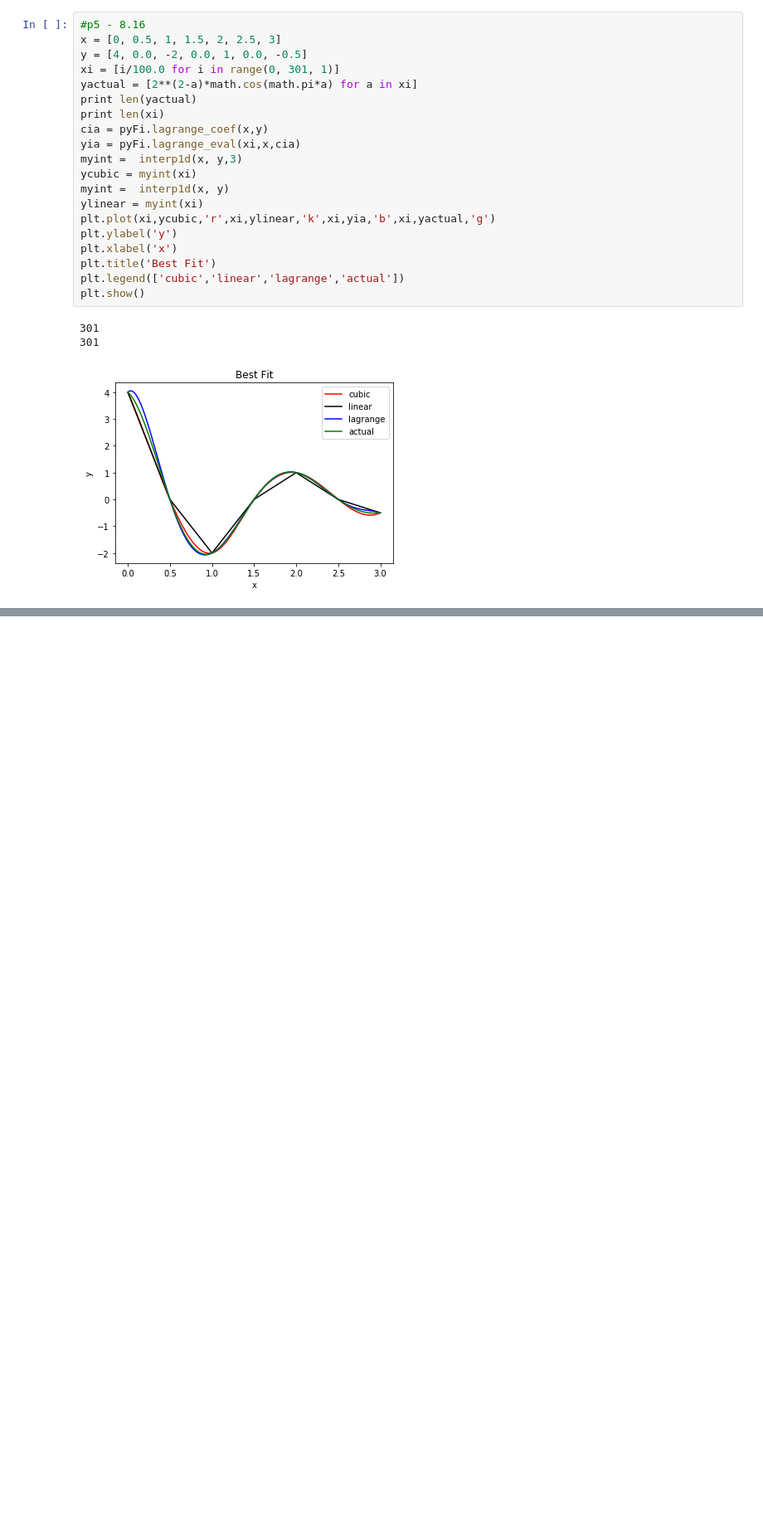
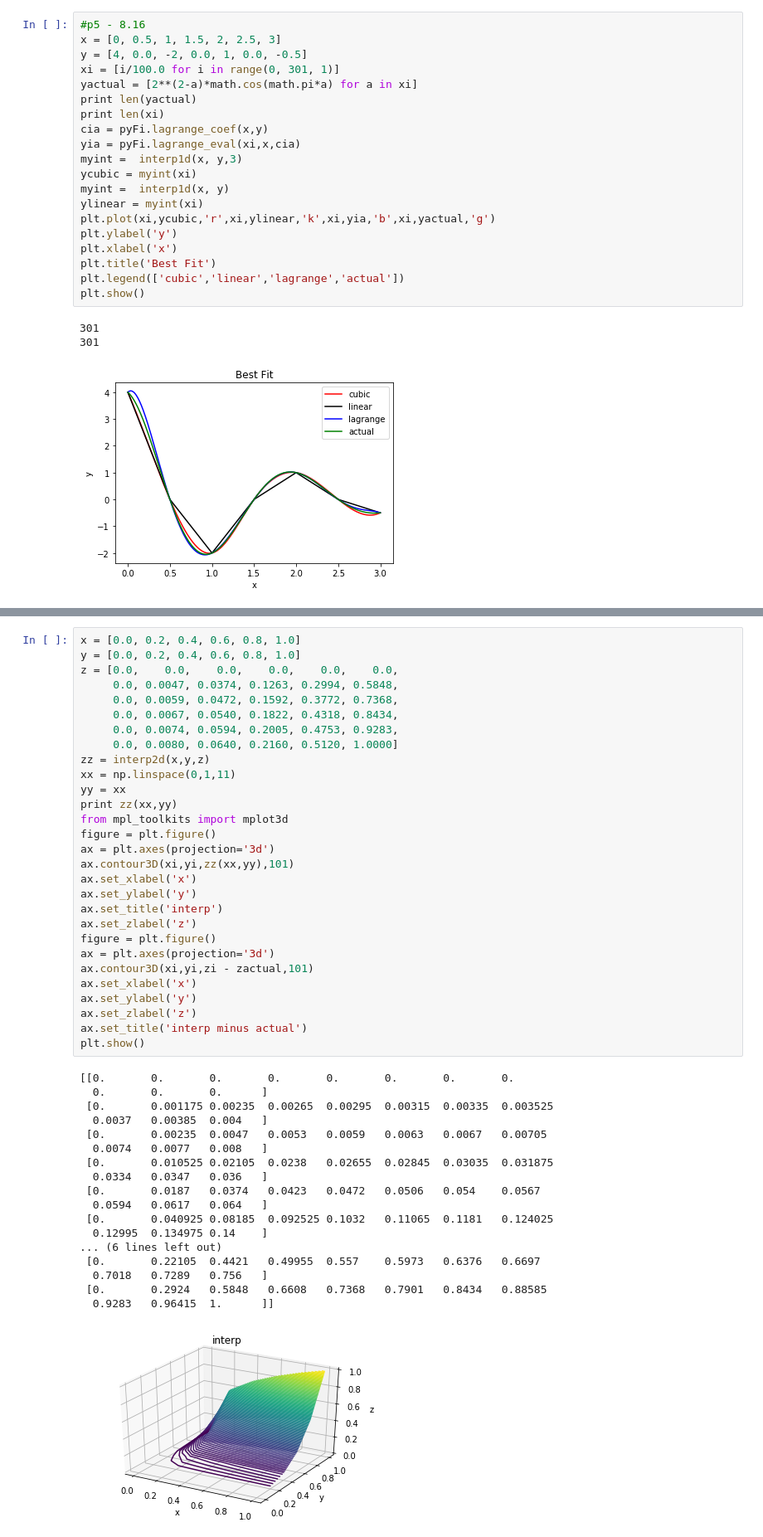
Before and after one commit to M-Terry/pyfiles, a Jupyter notebook: AeroSymHw2.ipynb, the cells around one changed output, grey strips where cells are left out. Shown at 83% size. Cells and saved outputs as stored; diff of their text form; blank space fills up the shorter version.

```diff
--- a/AeroSymHw2.ipynb
+++ b/AeroSymHw2.ipynb
@@ -99,0 +132,48 @@ z = [[0, 0, 0, 0, 0, 0],
+# %%
+x = [0.0, 0.2, 0.4, 0.6, 0.8, 1.0]
+y = [0.0, 0.2, 0.4, 0.6, 0.8, 1.0]
+z = [0.0,    0.0,    0.0,    0.0,    0.0,    0.0,
+     0.0, 0.0047, 0.0374, 0.1263, 0.2994, 0.5848,
+     0.0, 0.0059, 0.0472, 0.1592, 0.3772, 0.7368,
+     0.0, 0.0067, 0.0540, 0.1822, 0.4318, 0.8434,
+     0.0, 0.0074, 0.0594, 0.2005, 0.4753, 0.9283,
+     0.0, 0.0080, 0.0640, 0.2160, 0.5120, 1.0000]
+zz = interp2d(x,y,z)
+xx = np.linspace(0,1,11)
+yy = xx
+print zz(xx,yy)
+from mpl_toolkits import mplot3d
+figure = plt.figure()
+ax = plt.axes(projection='3d')
+ax.contour3D(xi,yi,zz(xx,yy),101)
+ax.set_xlabel('x')
+ax.set_ylabel('y')
+ax.set_title('interp')
+ax.set_zlabel('z')
+figure = plt.figure()
+ax = plt.axes(projection='3d')
+ax.contour3D(xi,yi,zi - zactual,101)
+ax.set_xlabel('x')
+ax.set_ylabel('y')
+ax.set_zlabel('z')
+ax.set_title('interp minus actual')
+plt.show()
+# %% [output]
+[[0.       0.       0.       0.       0.       0.       0.       0.
+  0.       0.       0.      ]
+ [0.       0.001175 0.00235  0.00265  0.00295  0.00315  0.00335  0.003525
+  0.0037   0.00385  0.004   ]
+ [0.       0.00235  0.0047   0.0053   0.0059   0.0063   0.0067   0.00705
+  0.0074   0.0077   0.008   ]
+ [0.       0.010525 0.02105  0.0238   0.02655  0.02845  0.03035  0.031875
+  0.0334   0.0347   0.036   ]
+ [0.       0.0187   0.0374   0.0423   0.0472   0.0506   0.054    0.0567
+  0.0594   0.0617   0.064   ]
+ [0.       0.040925 0.08185  0.092525 0.1032   0.11065  0.1181   0.124025
+  0.12995  0.134975 0.14    ]
+... (6 lines left out)
+ [0.       0.22105  0.4421   0.49955  0.557    0.5973   0.6376   0.6697
+  0.7018   0.7289   0.756   ]
+ [0.       0.2924   0.5848   0.6608   0.7368   0.7901   0.8434   0.88585
+  0.9283   0.96415  1.      ]]
+[figure, added]
```
Also changed, not shown: parts of 2 cells of this notebook, 1 other file.
